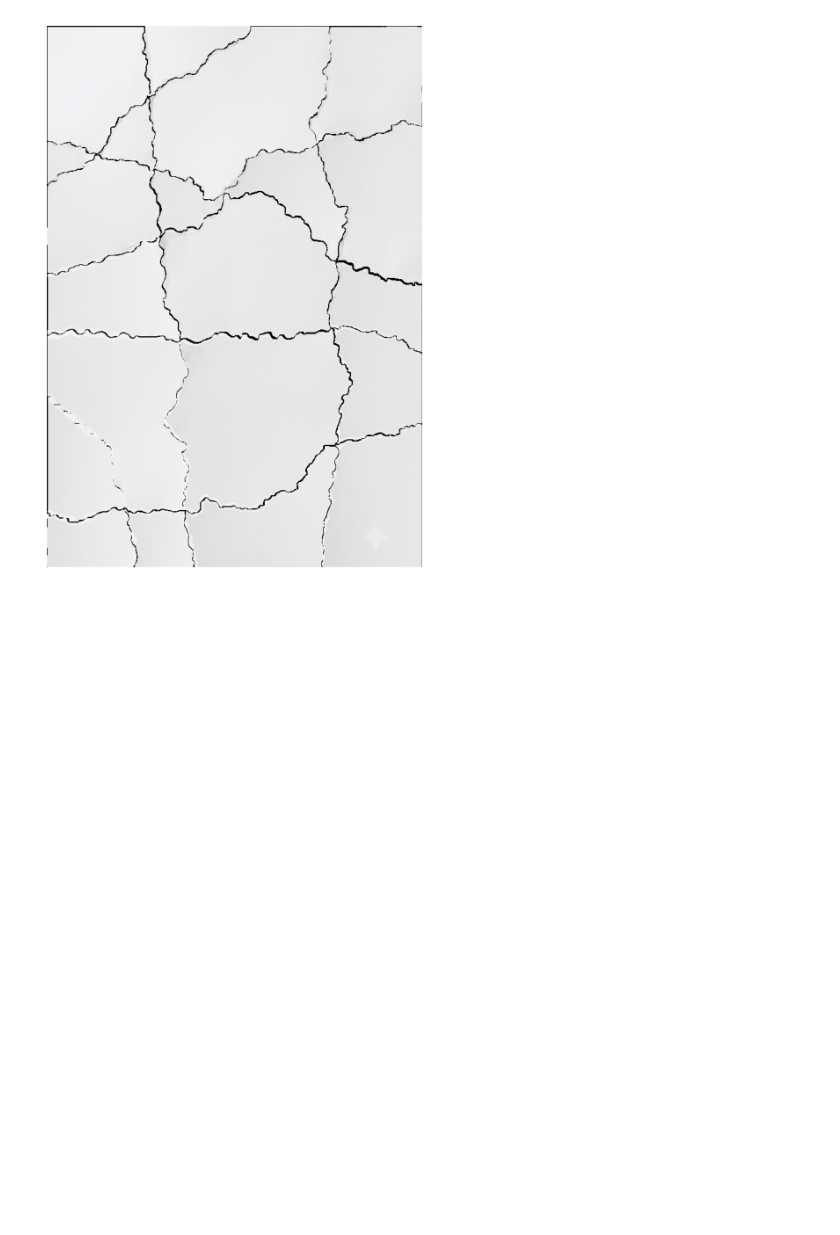
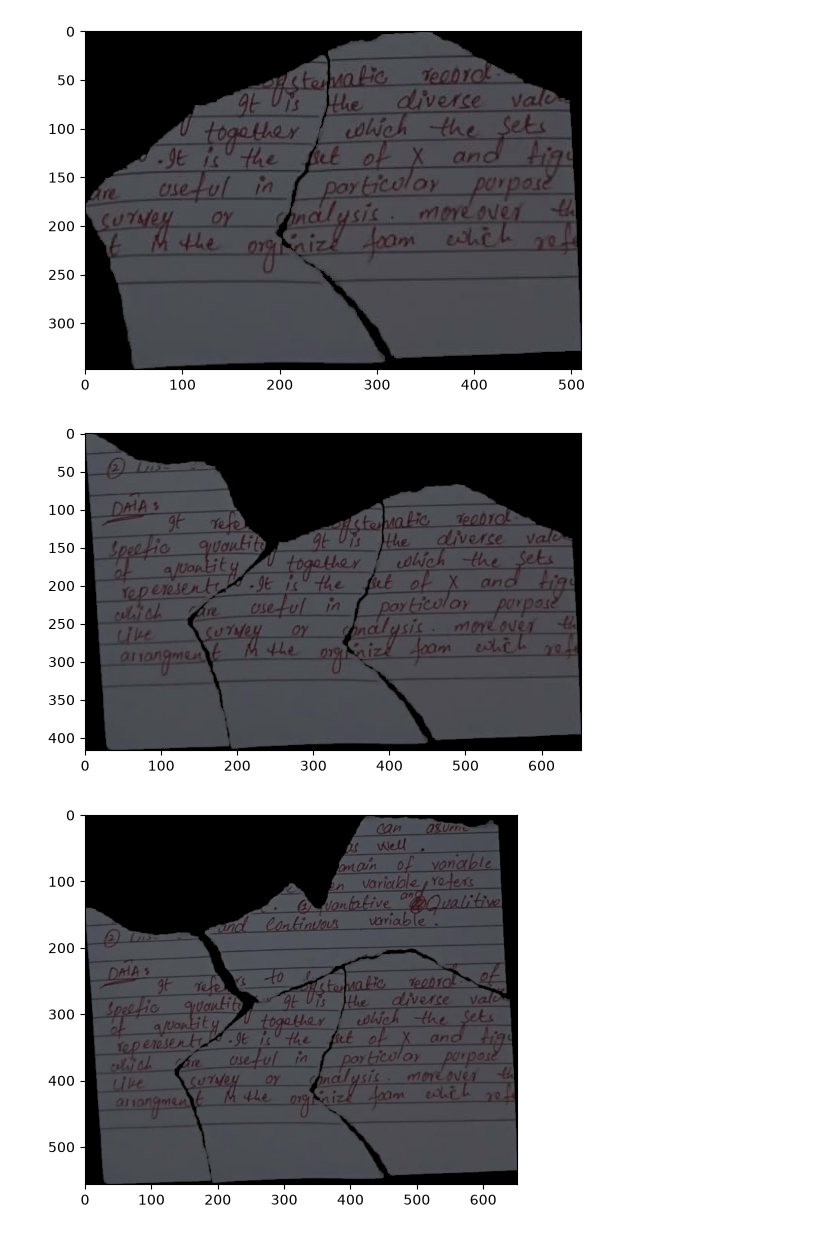
Before and after one commit to mohsinsaeed06/Project-Torn-Paper-, a Jupyter notebook: Final.ipynb, the cells around one changed output. Drawn from its saved outputs; the diff is of its cells as text; code cells hidden in the pictures; blank space fills up the shorter version.

```diff
--- a/Final.ipynb
+++ b/Final.ipynb
@@ -410,25 +498,27 @@ def detect_flat_edges(piece1, piece2):
         sides.append(detected_side)
     return sides[0], sides[1]
 # %%
-
-
 positions = isolated_pieces_list
 
 can = positions[0]
 
 for i in range(1, len(positions)):
     next_piece = positions[i]
     side1, side2 = detect_flat_edges(can, next_piece)
 
     if side1 == side2 and side1 is not None:
         if side1 in ['bottom', 'top']:
             can = stitch_by_edge(can, next_piece, ref=side1)
         elif side1 in ['left', 'right']:
             can = stitch_by_margin(can, next_piece, side=side1)
     else:
         can = ad_stitch(can, next_piece)
+    plt.imshow(cv2.cvtColor(can, cv2.COLOR_BGR2RGB))
+    plt.show()
 
 plt.imshow(cv2.cvtColor(can, cv2.COLOR_BGR2RGB))
 plt.show()
 # %% [output]
-[figure, old version]
+[figure, new version]
+[figure, added]
+[figure, added]
```
Also changed, not shown: parts of 4 cells of this notebook, 1 other file.
